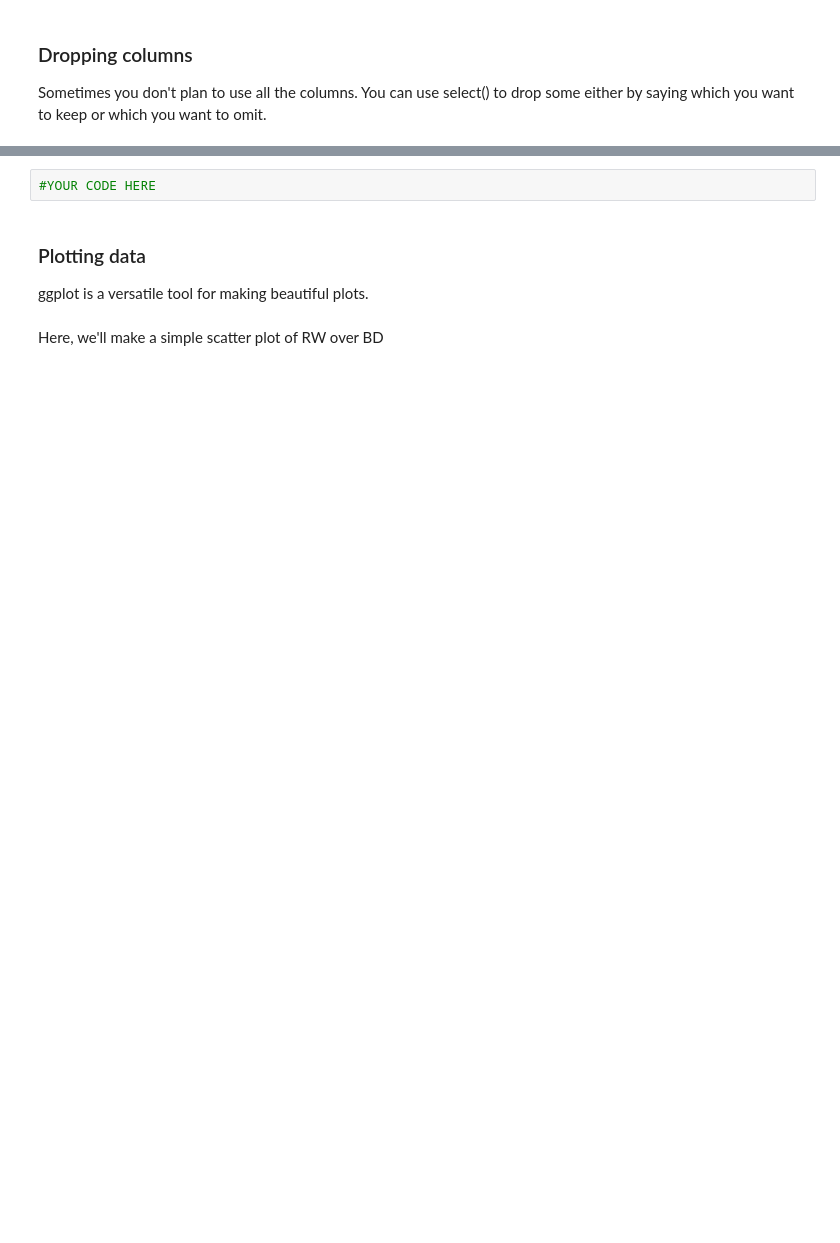
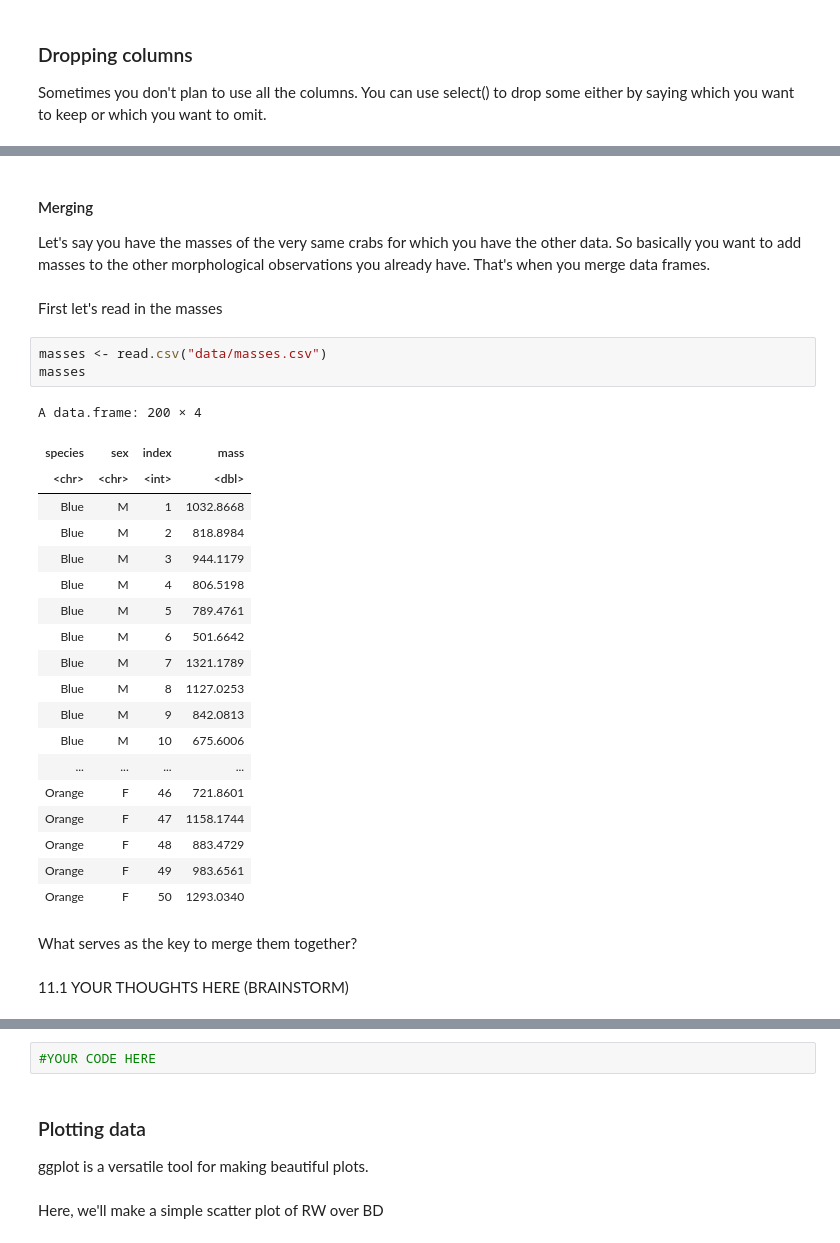
Before and after one commit to juliamsmith/biol421, a Jupyter notebook: Lab0/lab0_Rtutorial.ipynb, the cells around one changed output, grey strips where cells are left out. Saved outputs shown, nothing was run; the diff lists cells and outputs as text; blank space fills up the shorter version.

```diff
--- a/Lab0/lab0_Rtutorial.ipynb
+++ b/Lab0/lab0_Rtutorial.ipynb
@@ -382,0 +643,33 @@ It's only out of convenience that I haven't assigned it to objects in the scenar
+# %% [markdown]
+#### Merging
+Let's say you have the masses of the very same crabs for which you have the other data. So basically you want to add masses to the other morphological observations you already have. That's when you merge data frames.
+# %% [markdown]
+First let's read in the masses
+# %%
+masses <- read.csv("data/masses.csv")
+masses
+# %% [output]
+A data.frame: 200 × 4
+| species | sex | index | mass |
+| <chr> | <chr> | <int> | <dbl> |
+| Blue | M | 1 | 1032.8668 |
+| Blue | M | 2 | 818.8984 |
+| Blue | M | 3 | 944.1179 |
+| Blue | M | 4 | 806.5198 |
+| Blue | M | 5 | 789.4761 |
+| Blue | M | 6 | 501.6642 |
+| Blue | M | 7 | 1321.1789 |
+| Blue | M | 8 | 1127.0253 |
+| Blue | M | 9 | 842.0813 |
+| Blue | M | 10 | 675.6006 |
+| ... | ... | ... | ... |
+| Orange | F | 46 | 721.8601 |
+| Orange | F | 47 | 1158.1744 |
+| Orange | F | 48 | 883.4729 |
+| Orange | F | 49 | 983.6561 |
+| Orange | F | 50 | 1293.0340 |
+# %% [markdown]
+What serves as the key to merge them together?
+# %% [markdown]
+11.1
+YOUR THOUGHTS HERE (BRAINSTORM)
```
Also changed, not shown: parts of 52 cells of this notebook.
